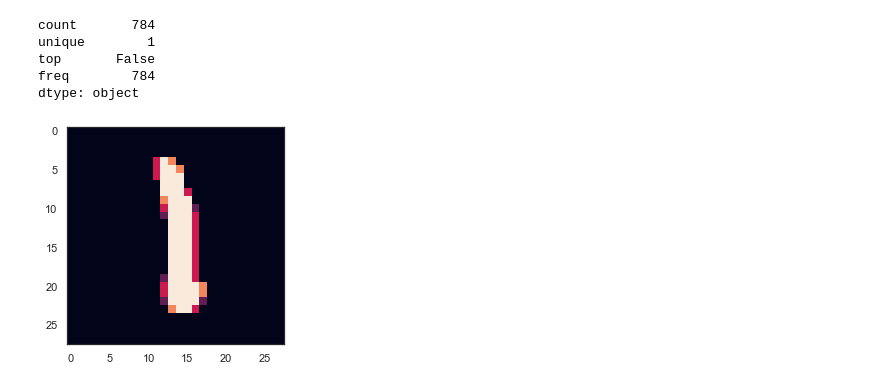
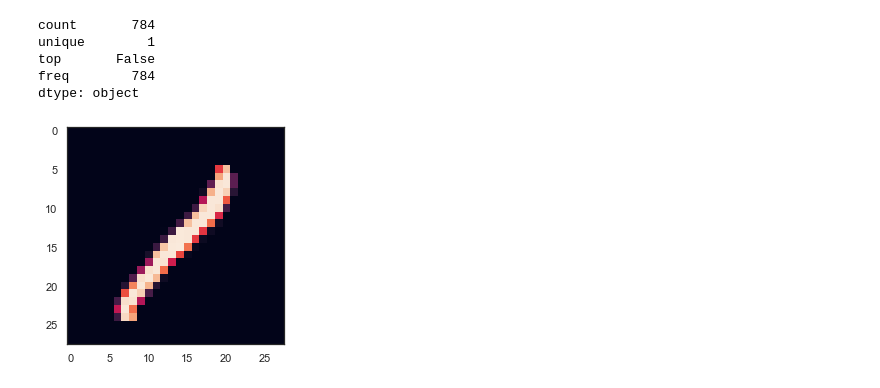
Before and after one commit to psikrishna/digit_recognition_cnn, a Jupyter notebook: cnn_digit.ipynb, the cells around one changed output. Cells and saved outputs as stored; diff of their text form; code cells hidden in the pictures.

```diff
--- a/cnn_digit.ipynb
+++ b/cnn_digit.ipynb
@@ -81,9 +81,9 @@ random_seed = 2
 X_train, X_val, Y_train, Y_val = train_test_split(X_train, Y_train, test_size = 0.1, random_state=random_seed)
 # %%
 #see an eg
-g = plt.imshow(X_train[5][:,:,0])
+g = plt.imshow(X_train[14][:,:,0])
 # %% [output]
-[figure, old version]
+[figure, new version]
 # %%
 #CNN model
 #architechture is set as: In -> [[Conv2D->relu]*2 -> MaxPool2D -> Dropout]*2 -> Flatten -> Dense -> Dropout -> Out
```
Also changed, not shown: parts of 6 cells of this notebook, 1 other file.
